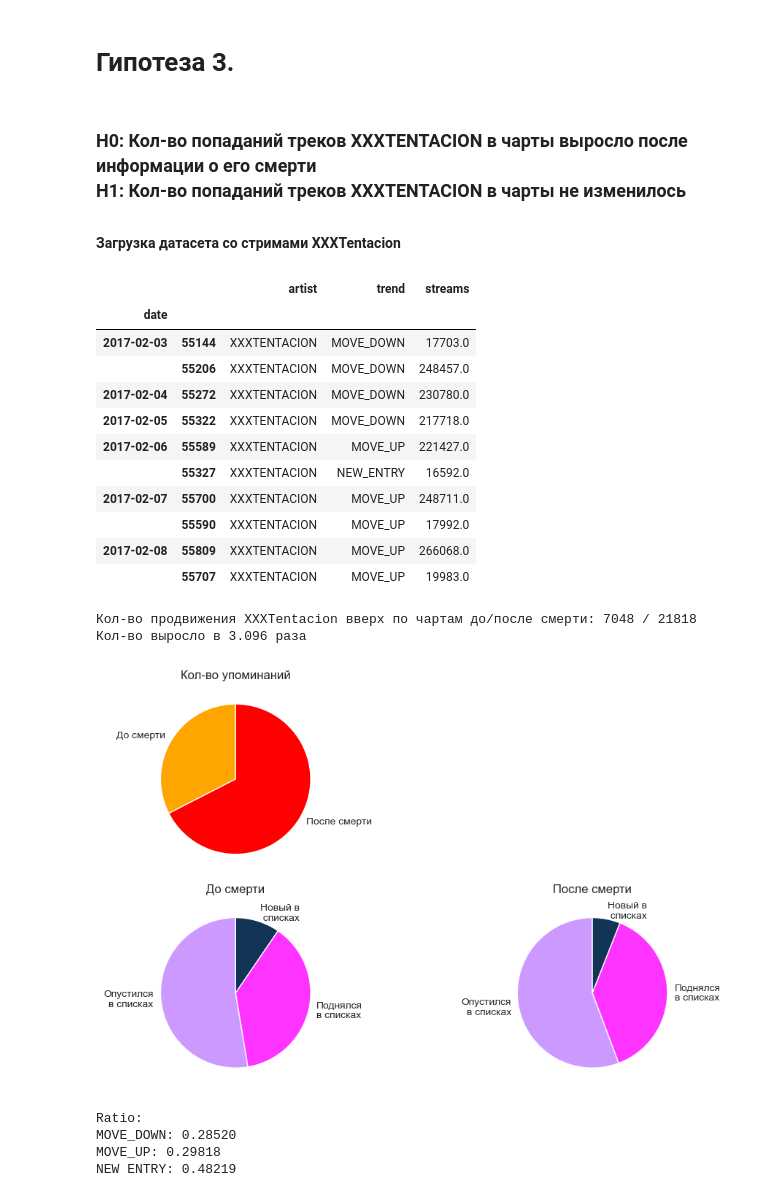
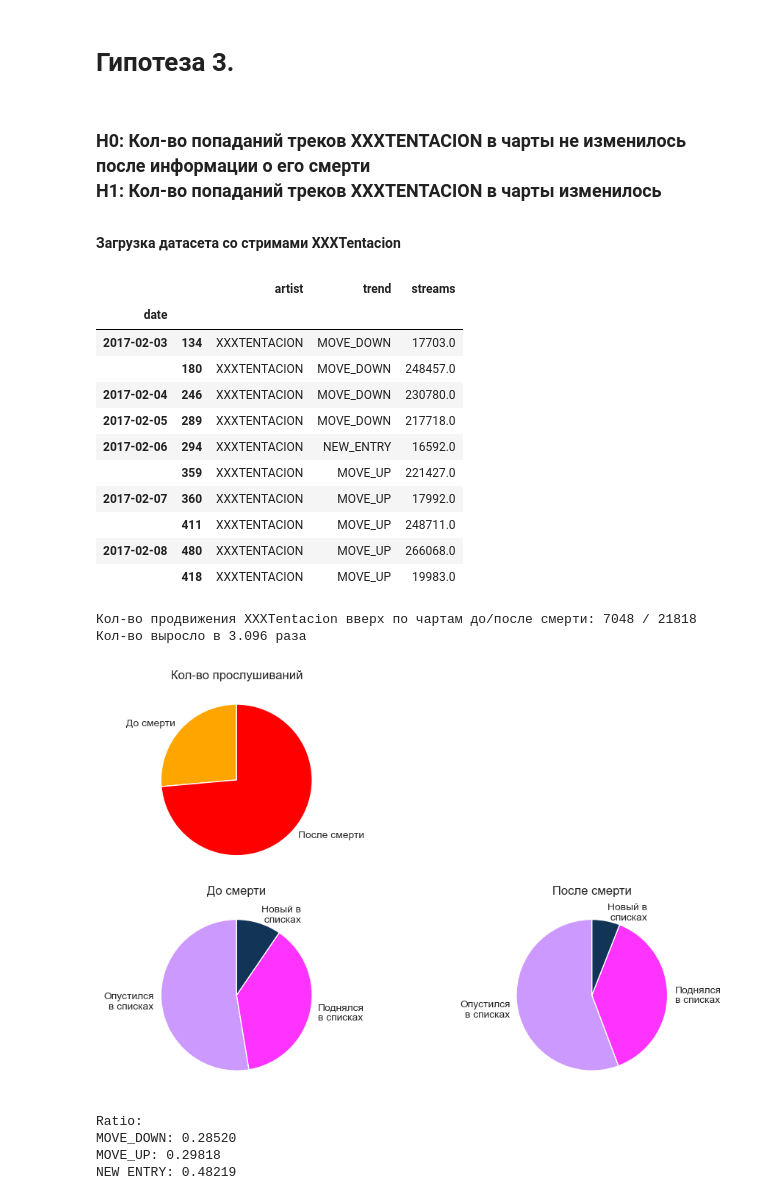
Before and after one commit to kfrsta/smallbigdata, a Jupyter notebook: analysis.ipynb, the cells around one changed output. Drawn from its saved outputs; the diff is of its cells as text; code cells hidden in the pictures.

```diff
--- a/analysis.ipynb
+++ b/analysis.ipynb
@@ -251,11 +266,11 @@ $$P(-0.28372 \leq X \text{ or } X \geq 0.28372) = 1 - 0.22321 \approx 0.776$$
 # %% [markdown]
 # **Гипотеза 3.**
 # %% [markdown]
-### H0: Кол-во попаданий треков XXXTENTACION в чарты выросло после информации о его смерти<p>H1: Кол-во попаданий треков XXXTENTACION в чарты не изменилось
+### H0: Кол-во попаданий треков XXXTENTACION в чарты не изменилось после информации о его смерти<p>H1: Кол-во попаданий треков XXXTENTACION в чарты изменилось
 # %% [markdown]
 **Загрузка датасета со стримами XXXTentacion**
 # %%
-query = "SELECT date, artist, trend, streams FROM spotify_charts WHERE artist = 'XXXTENTACION'"
+query = "SELECT date, artist, trend, streams FROM hypothesis_three WHERE artist = 'XXXTENTACION'"
 
 df_x = pd.read_sql(con=conn, sql=sql_text(query))
 # %%
@@ -266,65 +281,62 @@ df_x.iloc[10:20]
 # %% [output]
 |  |  | artist | trend | streams |
 | date |  |  |  |  |
-| 2017-02-03 | 55144 | XXXTENTACION | MOVE_DOWN | 17703.0 |
-|  | 55206 | XXXTENTACION | MOVE_DOWN | 248457.0 |
-| 2017-02-04 | 55272 | XXXTENTACION | MOVE_DOWN | 230780.0 |
-| 2017-02-05 | 55322 | XXXTENTACION | MOVE_DOWN | 217718.0 |
-| 2017-02-06 | 55589 | XXXTENTACION | MOVE_UP | 221427.0 |
-|  | 55327 | XXXTENTACION | NEW_ENTRY | 16592.0 |
-| 2017-02-07 | 55700 | XXXTENTACION | MOVE_UP | 248711.0 |
-|  | 55590 | XXXTENTACION | MOVE_UP | 17992.0 |
-| 2017-02-08 | 55809 | XXXTENTACION | MOVE_UP | 266068.0 |
-|  | 55707 | XXXTENTACION | MOVE_UP | 19983.0 |
+| 2017-02-03 | 134 | XXXTENTACION | MOVE_DOWN | 17703.0 |
+|  | 180 | XXXTENTACION | MOVE_DOWN | 248457.0 |
+| 2017-02-04 | 246 | XXXTENTACION | MOVE_DOWN | 230780.0 |
+| 2017-02-05 | 289 | XXXTENTACION | MOVE_DOWN | 217718.0 |
+| 2017-02-06 | 294 | XXXTENTACION | NEW_ENTRY | 16592.0 |
+|  | 359 | XXXTENTACION | MOVE_UP | 221427.0 |
+| 2017-02-07 | 360 | XXXTENTACION | MOVE_UP | 17992.0 |
+|  | 411 | XXXTENTACION | MOVE_UP | 248711.0 |
+| 2017-02-08 | 480 | XXXTENTACION | MOVE_UP | 266068.0 |
+|  | 418 | XXXTENTACION | MOVE_UP | 19983.0 |
 # %%
-before_unsorted = df_x.loc['2017-12-18':'2018-06-18']
-before_sorted = df_x[df_x['trend'] == 'NEW_ENTRY'].loc['2017-12-18':'2018-06-18']
-
-after_unsorted = df_x.loc['2018-06-18':'2018-12-18']
-after_sorted = df_x[df_x['trend'] == 'NEW_ENTRY'].loc['2018-06-18':'2018-12-18']
+before = df_x.loc['2017-12-18':'2018-06-18']
+after = df_x.loc['2018-06-18':'2018-12-18']
 
 print(f"Кол-во продвижения XXXTentacion вверх по чартам до/после смерти:\
- {before_unsorted[(before_unsorted['trend'] == 'MOVE_UP') | (before_unsorted['trend'] == 'NEW_ENTRY')].shape[0]} /\
- {after_unsorted[(after_unsorted['trend'] == 'MOVE_UP') | (after_unsorted['trend'] == 'NEW_ENTRY')].shape[0]}")
-print(f"Кол-во выросло в {after_unsorted[(after_unsorted['trend'] == 'MOVE_UP') | (after_unsorted['trend'] == 'NEW_ENTRY')].shape[0] / before_unsorted[(before_unsorted['trend'] == 'MOVE_UP') | (before_unsorted['trend'] == 'NEW_ENTRY')].shape[0]:.3f} раза")
+ {before[(before['trend'] == 'MOVE_UP') | (before['trend'] == 'NEW_ENTRY')].shape[0]} /\
+ {after[(after['trend'] == 'MOVE_UP') | (after['trend'] == 'NEW_ENTRY')].shape[0]}")
+print(f"Кол-во выросло в {after[(after['trend'] == 'MOVE_UP') | (after['trend'] == 'NEW_ENTRY')].shape[0] / before[(before['trend'] == 'MOVE_UP') | (before['trend'] == 'NEW_ENTRY')].shape[0]:.3f} раза")
 # %% [output]
 Кол-во продвижения XXXTentacion вверх по чартам до/после смерти: 7048 / 21818
 Кол-во выросло в 3.096 раза
 # %%
 fig = plt.figure()
 fig.set_size_inches(10, 6)
 
 ax = plt.subplot(2, 2, 1)
-plt.pie(x=[before_sorted.shape[0], after_sorted.shape[0]],
+plt.pie(x=[before['streams'].sum(), after['streams'].sum()],
         labels=['До смерти', 'После смерти'],
         colors=['orange', 'red'],
         labeldistance=1.1,
         startangle=90)
-plt.title('Кол-во упоминаний')
+plt.title('Кол-во прослушиваний')
 
 ax1 = plt.subplot(2, 2, 3)
-plt.pie(x=[before_unsorted[before_unsorted['trend'] == 'MOVE_DOWN'].shape[0],
-           before_unsorted[before_unsorted['trend'] == 'MOVE_UP'].shape[0],
-           before_unsorted[before_unsorted['trend'] == 'NEW_ENTRY'].shape[0]],
+plt.pie(x=[before[before['trend'] == 'MOVE_DOWN'].shape[0],
+           before[before['trend'] == 'MOVE_UP'].shape[0],
+           before[before['trend'] == 'NEW_ENTRY'].shape[0]],
         labels=['Опустился\nв списках', 'Поднялся\nв списках', 'Новый в\n списках'],
         colors=['#CC99FF', '#FF33FF', '#123456'],
         labeldistance=1.1,
         startangle=90)
 plt.title('До смерти')
 
 ax2 = plt.subplot(2, 2, 4)
-plt.pie(x=[after_unsorted[after_unsorted['trend'] == 'MOVE_DOWN'].shape[0],
-           after_unsorted[after_unsorted['trend'] == 'MOVE_UP'].shape[0],
-           after_unsorted[after_unsorted['trend'] == 'NEW_ENTRY'].shape[0]],
+plt.pie(x=[after[after['trend'] == 'MOVE_DOWN'].shape[0],
+           after[after['trend'] == 'MOVE_UP'].shape[0],
+           after[after['trend'] == 'NEW_ENTRY'].shape[0]],
         labels=['Опустился\nв списках', 'Поднялся\nв списках', 'Новый в\n списках'],
         colors=['#CC99FF', '#FF33FF', '#123456'],
         labeldistance=1.1,
         startangle=90)
 plt.title('После смерти')
 
 fig.tight_layout()
 plt.show()
 # %% [output]
-[figure, old version]
+[figure, new version]
 # %%
 print('Ratio:')
```
Also changed, not shown: parts of 37 cells of this notebook, 4 other files.
